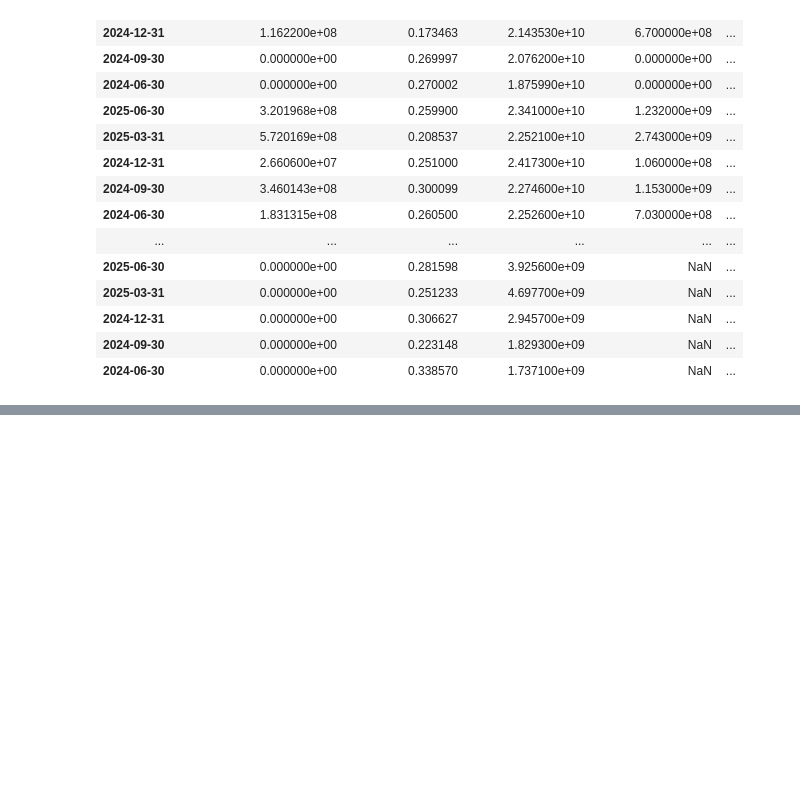
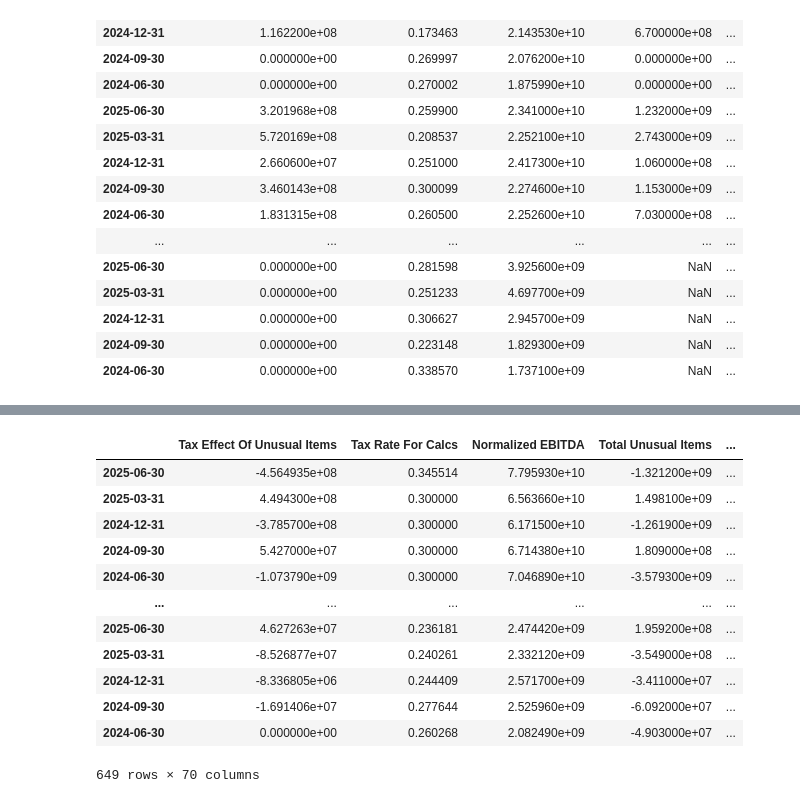
Before and after one commit to Jayesh-Motwani/Fintellect, a Jupyter notebook: yfinance.ipynb, the cells around one changed output, grey strips where cells are left out. Saved outputs shown, nothing was run; the diff lists cells and outputs as text; code cells hidden in the pictures; blank space fills up the shorter version.

```diff
--- a/yfinance.ipynb
+++ b/yfinance.ipynb
@@ -200,0 +596,16 @@ print(flattened_df)
+# %%
+all_df
+# %% [output]
+|  | Tax Effect Of Unusual Items | Tax Rate For Calcs | Normalized EBITDA | Total Unusual Items | ... |
+| 2025-06-30 | -4.564935e+08 | 0.345514 | 7.795930e+10 | -1.321200e+09 | ... |
+| 2025-03-31 | 4.494300e+08 | 0.300000 | 6.563660e+10 | 1.498100e+09 | ... |
+| 2024-12-31 | -3.785700e+08 | 0.300000 | 6.171500e+10 | -1.261900e+09 | ... |
+| 2024-09-30 | 5.427000e+07 | 0.300000 | 6.714380e+10 | 1.809000e+08 | ... |
+| 2024-06-30 | -1.073790e+09 | 0.300000 | 7.046890e+10 | -3.579300e+09 | ... |
+| ... | ... | ... | ... | ... | ... |
+| 2025-06-30 | 4.627263e+07 | 0.236181 | 2.474420e+09 | 1.959200e+08 | ... |
+| 2025-03-31 | -8.526877e+07 | 0.240261 | 2.332120e+09 | -3.549000e+08 | ... |
+| 2024-12-31 | -8.336805e+06 | 0.244409 | 2.571700e+09 | -3.411000e+07 | ... |
+| 2024-09-30 | -1.691406e+07 | 0.277644 | 2.525960e+09 | -6.092000e+07 | ... |
+| 2024-06-30 | 0.000000e+00 | 0.260268 | 2.082490e+09 | -4.903000e+07 | ... |
+649 rows × 70 columns
```
Also changed, not shown: parts of 13 cells of this notebook, 1 other file.
